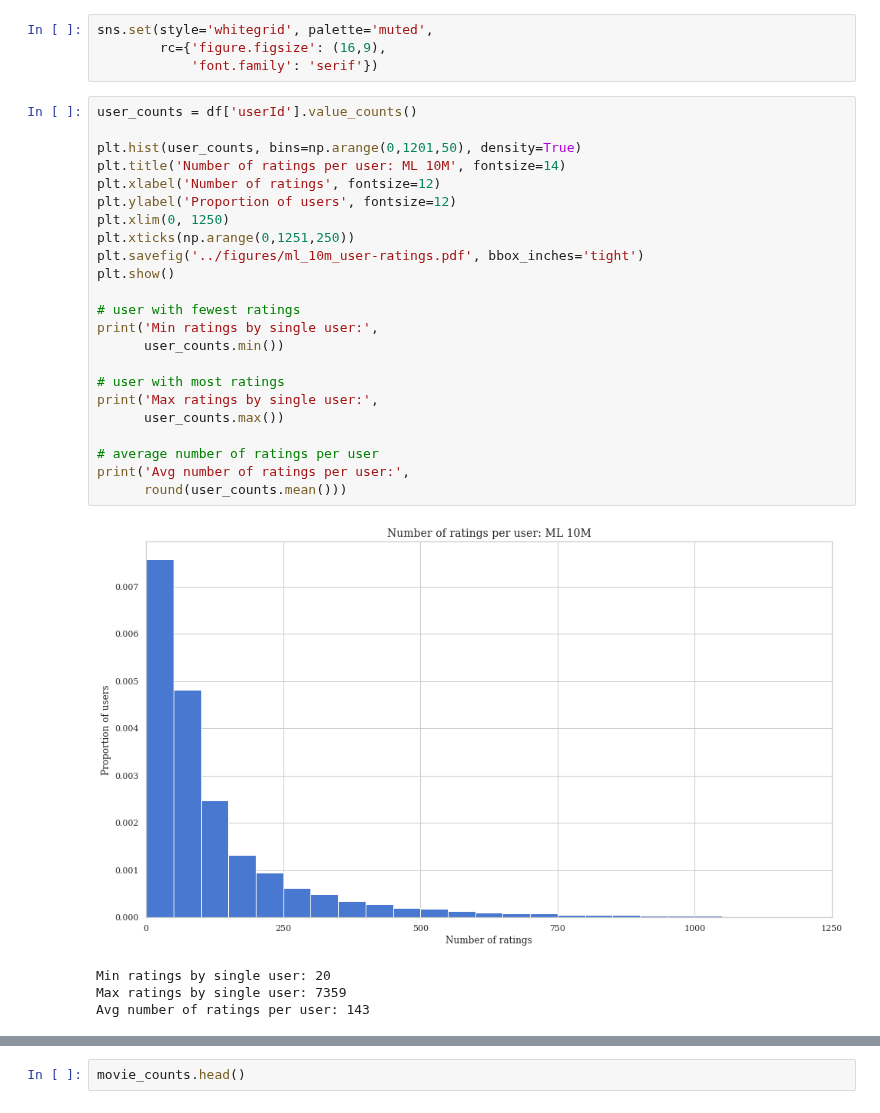
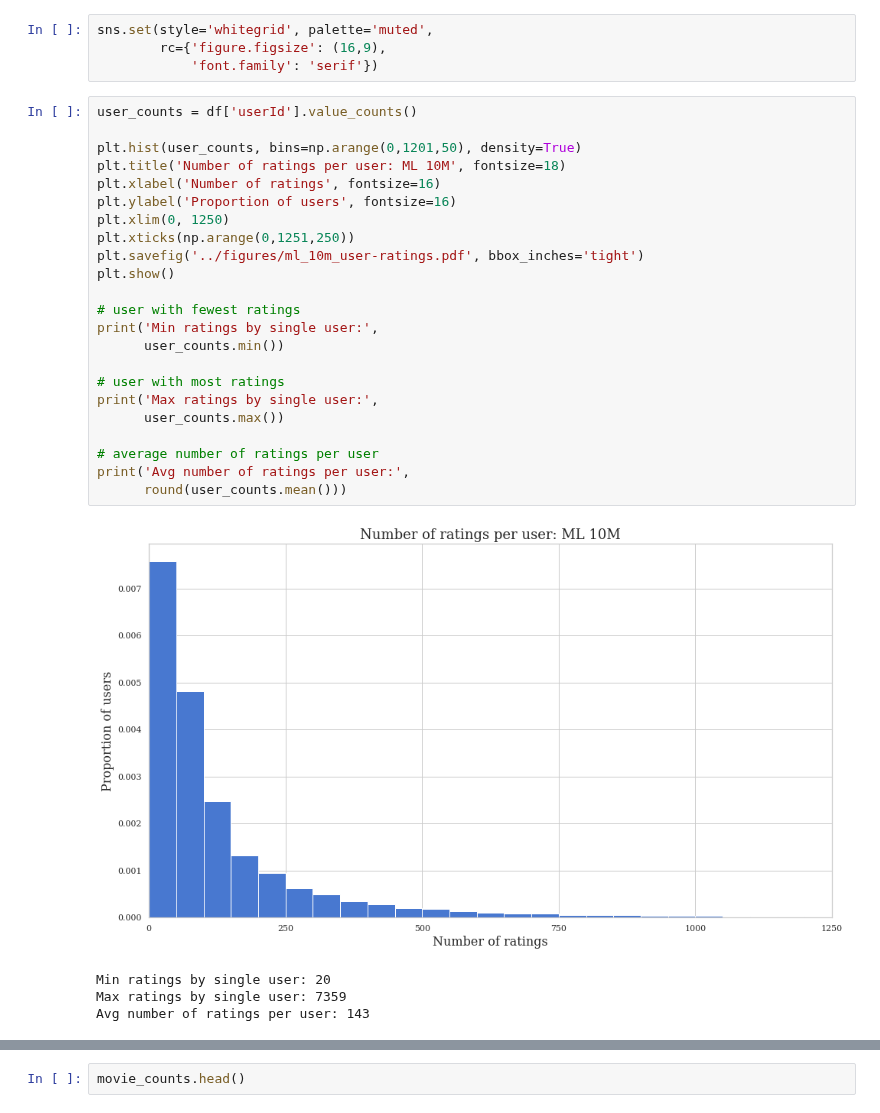
Before and after one commit to James-Leslie/deep-collaborative-filtering, a Jupyter notebook: data/train_test_movielens10m.ipynb, the cells around one changed output, grey strips where cells are left out. Cells and saved outputs as stored; diff of their text form.

```diff
--- a/data/train_test_movielens10m.ipynb
+++ b/data/train_test_movielens10m.ipynb
@@ -257,28 +257,28 @@ sns.set(style='whitegrid', palette='muted',
 # %%
 user_counts = df['userId'].value_counts()
 
 plt.hist(user_counts, bins=np.arange(0,1201,50), density=True)
-plt.title('Number of ratings per user: ML 10M', fontsize=14)
-plt.xlabel('Number of ratings', fontsize=12)
-plt.ylabel('Proportion of users', fontsize=12)
+plt.title('Number of ratings per user: ML 10M', fontsize=18)
+plt.xlabel('Number of ratings', fontsize=16)
+plt.ylabel('Proportion of users', fontsize=16)
 plt.xlim(0, 1250)
 plt.xticks(np.arange(0,1251,250))
 plt.savefig('../figures/ml_10m_user-ratings.pdf', bbox_inches='tight')
 plt.show()
 
 # user with fewest ratings
 print('Min ratings by single user:',
       user_counts.min())
 
 # user with most ratings
 print('Max ratings by single user:',
       user_counts.max())
 
 # average number of ratings per user
 print('Avg number of ratings per user:',
       round(user_counts.mean()))
 # %% [output]
-[figure, old version]
+[figure, new version]
 Min ratings by single user: 20
 Max ratings by single user: 7359
 Avg number of ratings per user: 143
```
Also changed, not shown: parts of 6 cells of this notebook, 22 other files.
